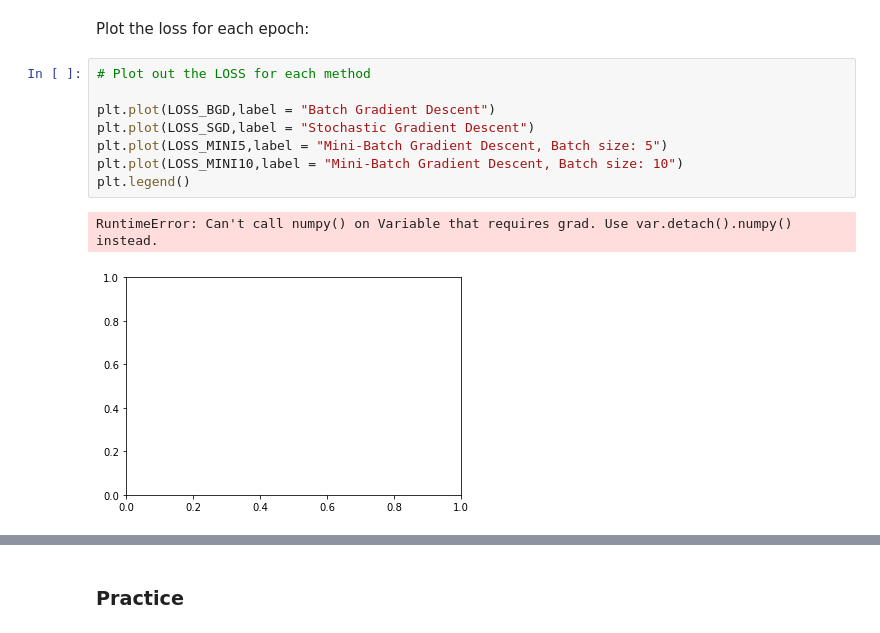
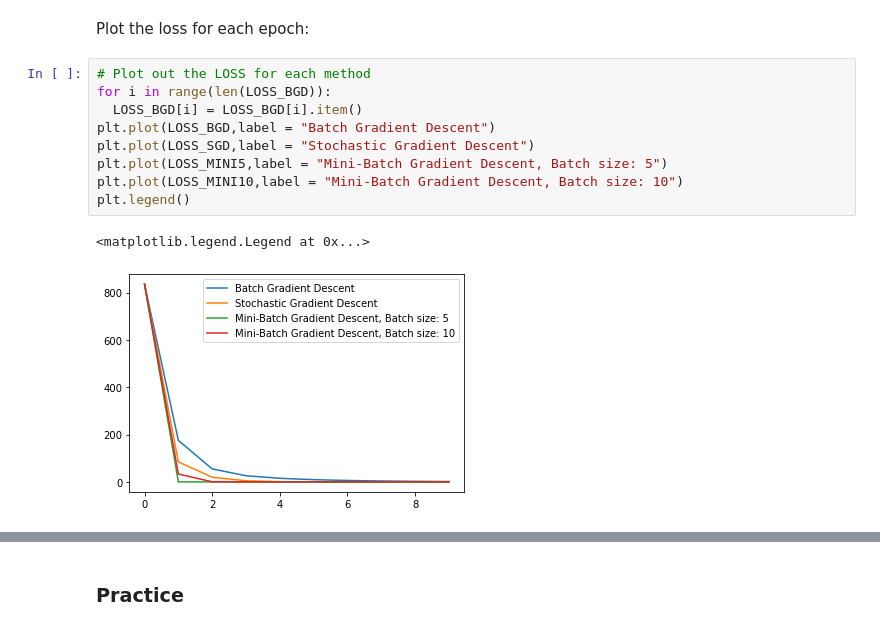
Before and after one commit to yongbeomkwak/Automotive_Artificial_Intelligence, a Jupyter notebook: Chap.2/3.2_mini-batch_gradient_descent_v3.ipynb, the cells around one changed output, grey strips where cells are left out. Drawn from its saved outputs; the diff is of its cells as text.

```diff
--- a/Chap.2/3.2_mini-batch_gradient_descent_v3.ipynb
+++ b/Chap.2/3.2_mini-batch_gradient_descent_v3.ipynb
@@ -426,15 +426,16 @@ train_model_Mini10(10)
 Plot the loss for each epoch:
 # %%
 # Plot out the LOSS for each method
-
+for i in range(len(LOSS_BGD)):
+  LOSS_BGD[i] = LOSS_BGD[i].item()
 plt.plot(LOSS_BGD,label = "Batch Gradient Descent")
 plt.plot(LOSS_SGD,label = "Stochastic Gradient Descent")
 plt.plot(LOSS_MINI5,label = "Mini-Batch Gradient Descent, Batch size: 5")
 plt.plot(LOSS_MINI10,label = "Mini-Batch Gradient Descent, Batch size: 10")
 plt.legend()
 # %% [output]
-RuntimeError: Can't call numpy() on Variable that requires grad. Use var.detach().numpy() instead.
+<matplotlib.legend.Legend at 0x...>
-[figure, old version]
+[figure, new version]
 # %% [markdown]
 <!--Empty Space for separating topics-->
 # %% [markdown]
```
Also changed, not shown: parts of 1 cell of this notebook, 12 other files.
